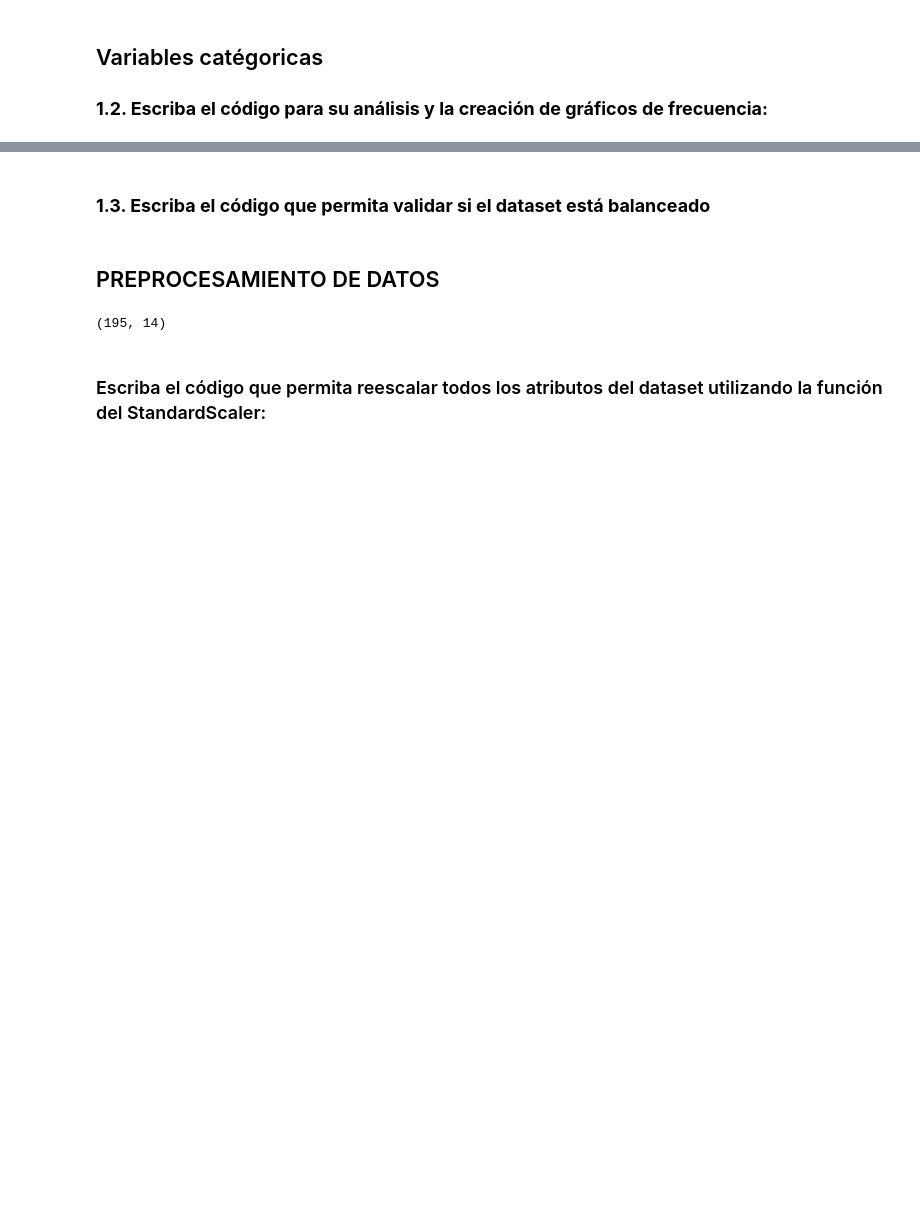
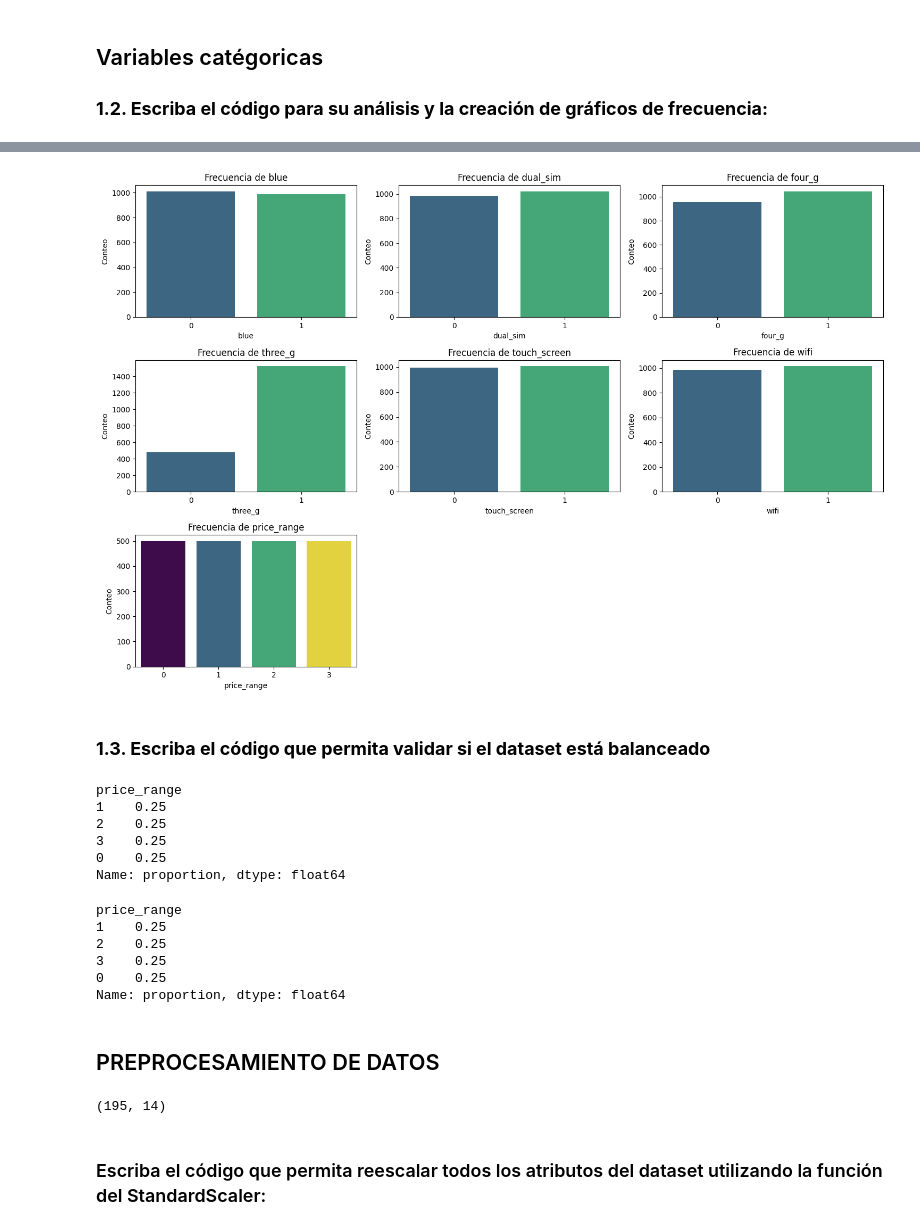
Before and after one commit to OctavioPinoRosas/Master-Inteligencia-Artificial-UNIR, a Jupyter notebook: Aprendizaje Automatico/Actividad 1/Actividad1.ipynb, the cells around one changed output, grey strips where cells are left out. Cells and saved outputs as stored; diff of their text form; code cells hidden in the pictures; blank space fills up the shorter version.

```diff
--- a/Aprendizaje Automatico/Actividad 1/Actividad1.ipynb
+++ b/Aprendizaje Automatico/Actividad 1/Actividad1.ipynb
@@ -165,3 +184,13 @@ corr
 ## Variables catégoricas
 
 ### **1.2. Escriba el código para su análisis y la creación de gráficos de frecuencia:**
+# %%
+# Variables categóricas
+lst_catvar = list(data.select_dtypes(include='object')) + ['blue','dual_sim','four_g','three_g','touch_screen','wifi','price_range']
+print(f'Variables categóricas\n{lst_catvar}')
+# Variables numéricas discretas
+lst_disvar = list(filter(lambda col: col not in ['blue','dual_sim','four_g','three_g','touch_screen','wifi','price_range'], data.select_dtypes(include='int')))
+print(f'Variables numéricas discretas\n{lst_disvar}')
+# Variables numéricas continuas
+lst_contvar = list(set(data.columns)-set(lst_catvar).union(set(lst_disvar)))
+print(f'Variables numéricas continuas\n{lst_contvar}')
@@ -167,0 +204,7 @@ corr
+# %%
+for col in data[lst_catvar]:
+  lst_unique = data[col].unique()
+  if len(lst_unique)<10:
+    print(f'{col}: {lst_unique}')
+  else:
+    print(f'La variable {col} tiene {len(lst_unique)} valores distintos')
@@ -168,5 +219,38 @@ corr
+# %%
+plt.figure(figsize=(15, 10))
+for i, col in enumerate(lst_catvar):
+    plt.subplot(3, 3, i + 1)
+
+    # Usamos sns.countplot para el conteo de frecuencias
+    sns.countplot(x=col, data=data, palette='viridis', hue=col, legend=False)
+    plt.title(f'Frecuencia de {col}', fontsize=12)
+    plt.xlabel(col)
+    plt.ylabel('Conteo')
+
+plt.tight_layout()
+plt.show()
+# %% [output]
+[figure, added]
 # %% [markdown]
 ### **1.3. Escriba el código que permita validar si el dataset está balanceado**
+# %%
+data['price_range'].value_counts()
+# %% [output]
+price_range
+1    0.25
+2    0.25
+3    0.25
+0    0.25
+Name: proportion, dtype: float64
+# %%
+data['price_range'].value_counts(normalize=True)
+# %% [output]
+price_range
+1    0.25
+2    0.25
+3    0.25
+0    0.25
+Name: proportion, dtype: float64
 # %% [markdown]
 ## PREPROCESAMIENTO DE DATOS
 # %%
```
Also changed, not shown: parts of 3 cells of this notebook.
